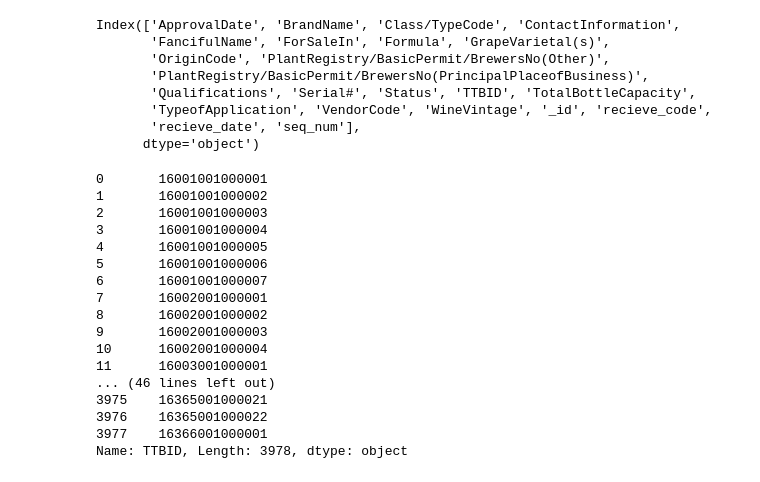
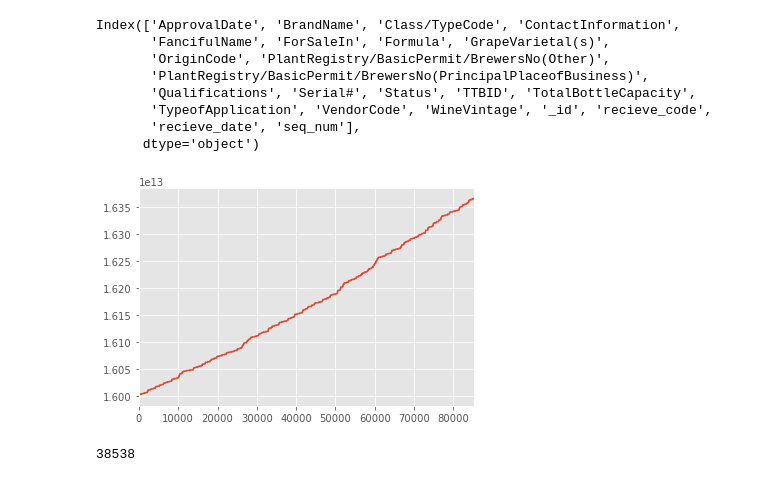
Before and after one commit to jdh88/TTB_Capstone, a Jupyter notebook: iPython_Prototyping/SequentialCrawler.ipynb, the cells around one changed output. Drawn from its saved outputs; the diff is of its cells as text; code cells hidden in the pictures.

Commit message:
Basic sequential scraping works, though we still only get 60% of predicted entries

```diff
--- a/iPython_Prototyping/SequentialCrawler.ipynb
+++ b/iPython_Prototyping/SequentialCrawler.ipynb
@@ -18,6 +18,9 @@ import pymongo
 import warnings
 
 import pandas as pd
+import matplotlib
+import matplotlib.pyplot as plt
+matplotlib.style.use('ggplot')
 
 
 import sys
@@ -196,23 +242,10 @@ Index(['ApprovalDate', 'BrandName', 'Class/TypeCode', 'ContactInformation',
        'TypeofApplication', 'VendorCode', 'WineVintage', '_id', 'recieve_code',
        'recieve_date', 'seq_num'],
       dtype='object')
+# %%
+df['TTBID'] = df['TTBID'].apply(pd.to_numeric)
 # %%
-df['TTBID']
+df['TTBID'].plot()
+plt.show()
 # %% [output]
-0       16001001000001
-1       16001001000002
-2       16001001000003
-3       16001001000004
-4       16001001000005
-5       16001001000006
-6       16001001000007
-7       16002001000001
-8       16002001000002
-9       16002001000003
-10      16002001000004
-11      16003001000001
-... (46 lines left out)
-3975    16365001000021
-3976    16365001000022
-3977    16366001000001
-Name: TTBID, Length: 3978, dtype: object
+[figure, added]
@@ -218,0 +260,6 @@ Name: TTBID, Length: 3978, dtype: object
+# %%
+us_only = df.loc[df['OriginCode'].isin(states)]
+us_only.head()
+us_only['_id'].count()
+# %% [output]
+38538
```
Also changed, not shown: parts of 12 cells of this notebook.
